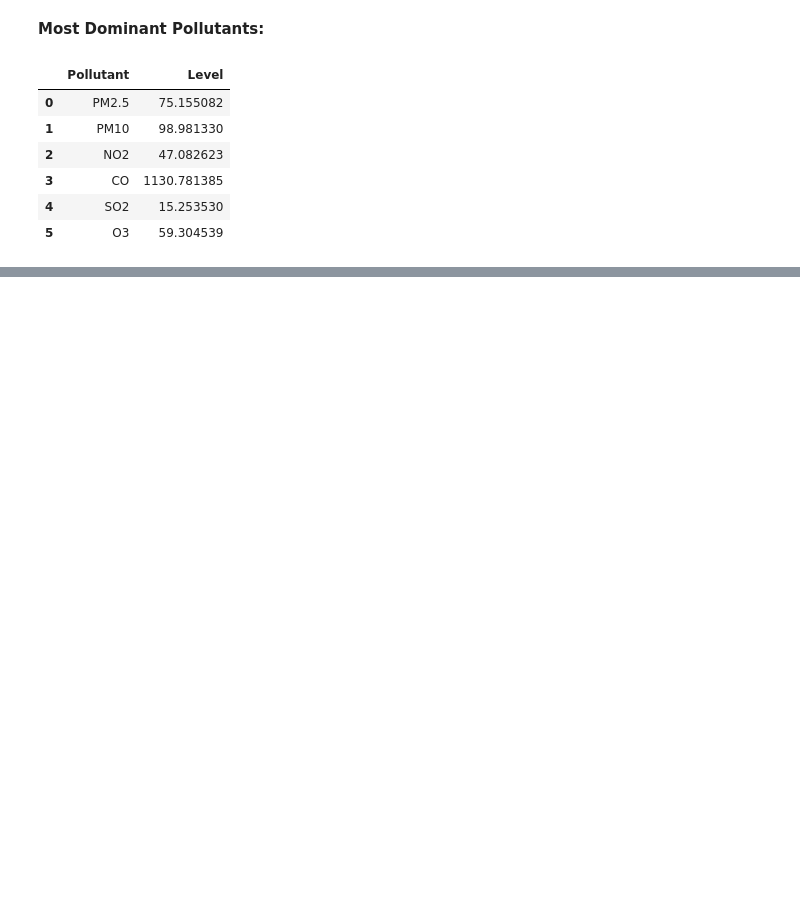
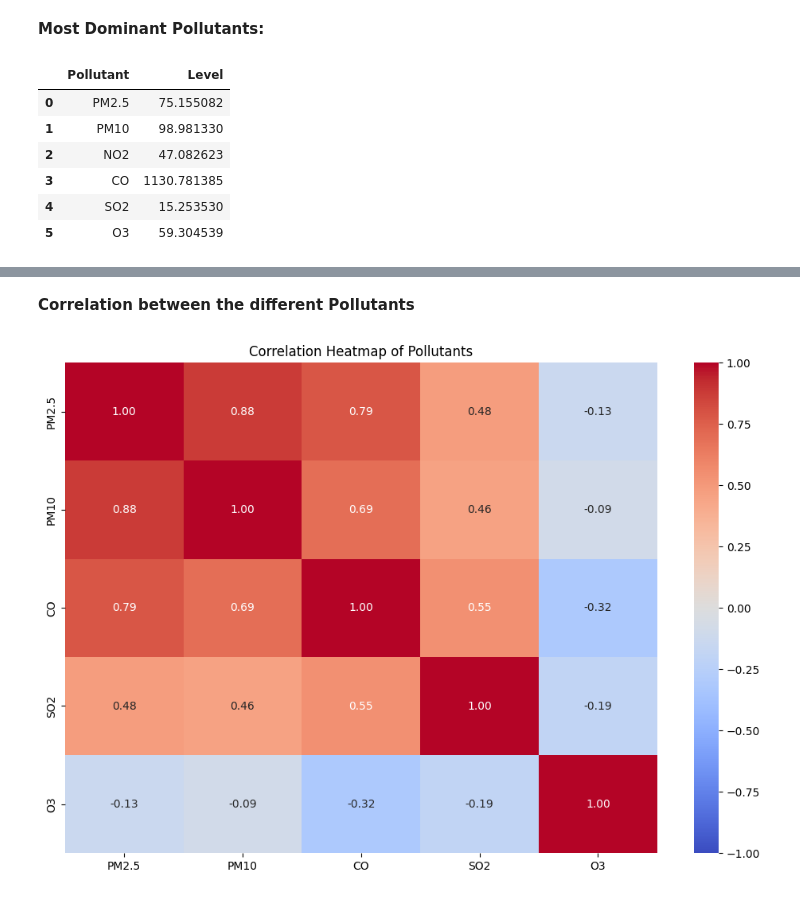
Before and after one commit to Myinnocent/CMP7005-ASSESS, a Jupyter notebook: Untitled7.ipynb, the cells around one changed output, grey strips where cells are left out. Saved outputs shown, nothing was run; the diff lists cells and outputs as text; code cells hidden in the pictures; blank space fills up the shorter version.

```diff
--- a/Untitled7.ipynb
+++ b/Untitled7.ipynb
@@ -559,0 +595,21 @@ pollutants_df
+# %%
+import pandas as pd
+
+# Assuming your data is in the folder  '/content/drive/MyDrive/Assignment1/'
+df = pd.read_csv('/content/drive/MyDrive/Assignment1/combined_output.csv')  # Using the full path to the file
+
+# Replace 'Nitric' with 'NO2' in your pollutants list:
+pollutants = ['PM2.5', 'PM10', 'NO2','CO', 'SO2', 'O3']
+
+# Group data by 'State' and calculate the mean of each pollutant
+statewise_pollution_means = df.groupby('station')[pollutants].mean() # Changed 'City' to 'station'
+
+# Find the dominant pollutant in each state
+dominant_pollutant_by_state = statewise_pollution_means.idxmax(axis=1)
+
+# Convert the result to a DataFrame for better readability
+dominant_pollutant_df = dominant_pollutant_by_state.reset_index()
+dominant_pollutant_df.columns = ['station', 'Dominant Pollutant'] # Changed 'City' to 'station'
+
+# Display the results
+dominant_pollutant_df
@@ -559,0 +622,24 @@ pollutants_df
+# %% [markdown]
+**Correlation between the different Pollutants**
+# %%
+# Filter the DataFrame to include only numeric columns
+# This assumes you want to include only the pollutants columns
+pollutants = ['PM2.5','PM10','CO', 'SO2', 'O3']
+numeric_pollutants_df = df[pollutants]
+
+# Convert data to numeric (this will handle any non-numeric values)
+numeric_pollutants_df = numeric_pollutants_df.apply(pd.to_numeric, errors='coerce')
+
+# Drop rows with any NaN values (if any)
+numeric_pollutants_df = numeric_pollutants_df
+
+# Calculate the correlation matrix
+correlation_matrix = numeric_pollutants_df.corr()
+
+# Plot the heatmap
+plt.figure(figsize=(12, 8))
+sns.heatmap(correlation_matrix, annot=True, cmap='coolwarm', fmt='.2f', vmin=-1, vmax=1, center=0)
+plt.title('Correlation Heatmap of Pollutants')
+plt.show()
+# %% [output]
+[figure, added]
```
Also changed, not shown: parts of 8 cells of this notebook.
